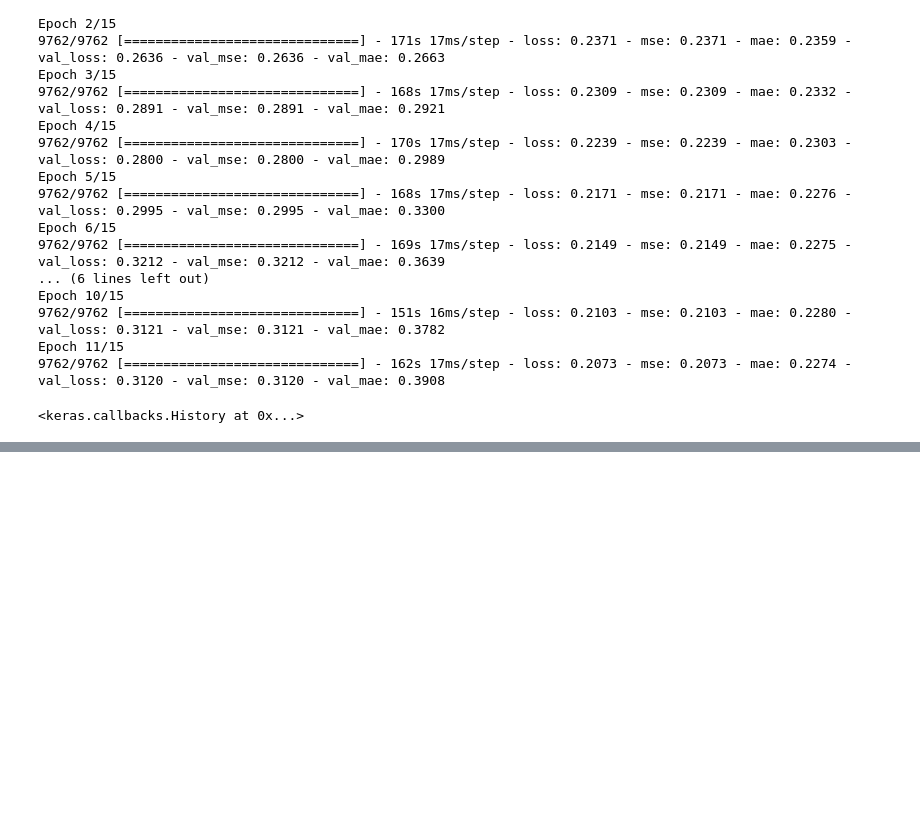
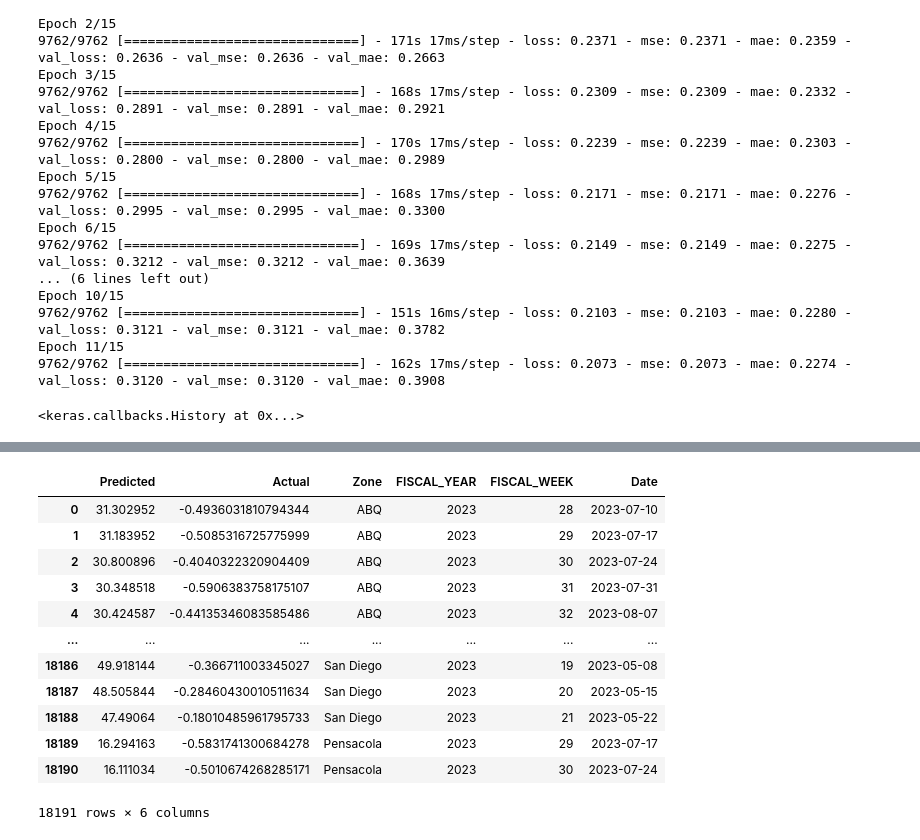
Before and after one commit to sudislife/Sales-Quantity-Prediction-using-a-GRU, a Jupyter notebook: Prediction.ipynb, the cells around one changed output, grey strips where cells are left out. Saved outputs shown, nothing was run; the diff lists cells and outputs as text; code cells hidden in the pictures; blank space fills up the shorter version.

```diff
--- a/Prediction.ipynb
+++ b/Prediction.ipynb
@@ -371,0 +348,27 @@ MAE on the test set:  0.15286933707901293
+# %%
+plot_df = pd.DataFrame(np.array([y_pred, y_test, X_test_pzn]).T, columns=['Predicted', 'Actual', 'Zone'])
+plot_df['FISCAL_YEAR'] = X_test_misc['FISCAL_YEAR'].values
+plot_df['FISCAL_WEEK'] = X_test_misc['FISCAL_WEEK'].values
+plot_df.dropna(inplace=True)
+# %%
+from datetime import datetime, timedelta
+
+def get_date(year, week):
+    return datetime.strptime(f'{year} {week} 1', "%Y %W %w")
+
+plot_df['Date'] = [get_date(year, week) for year, week in zip(plot_df['FISCAL_YEAR'], plot_df['FISCAL_WEEK'])]
+plot_df
+# %% [output]
+|  | Predicted | Actual | Zone | FISCAL_YEAR | FISCAL_WEEK | Date |
+| 0 | 31.302952 | -0.4936031810794344 | ABQ | 2023 | 28 | 2023-07-10 |
+| 1 | 31.183952 | -0.5085316725775999 | ABQ | 2023 | 29 | 2023-07-17 |
+| 2 | 30.800896 | -0.4040322320904409 | ABQ | 2023 | 30 | 2023-07-24 |
+| 3 | 30.348518 | -0.5906383758175107 | ABQ | 2023 | 31 | 2023-07-31 |
+| 4 | 30.424587 | -0.44135346083585486 | ABQ | 2023 | 32 | 2023-08-07 |
+| ... | ... | ... | ... | ... | ... | ... |
+| 18186 | 49.918144 | -0.366711003345027 | San Diego | 2023 | 19 | 2023-05-08 |
+| 18187 | 48.505844 | -0.28460430010511634 | San Diego | 2023 | 20 | 2023-05-15 |
+| 18188 | 47.49064 | -0.18010485961795733 | San Diego | 2023 | 21 | 2023-05-22 |
+| 18189 | 16.294163 | -0.5831741300684278 | Pensacola | 2023 | 29 | 2023-07-17 |
+| 18190 | 16.111034 | -0.5010674268285171 | Pensacola | 2023 | 30 | 2023-07-24 |
+18191 rows × 6 columns
```
Also changed, not shown: parts of 21 cells of this notebook.
